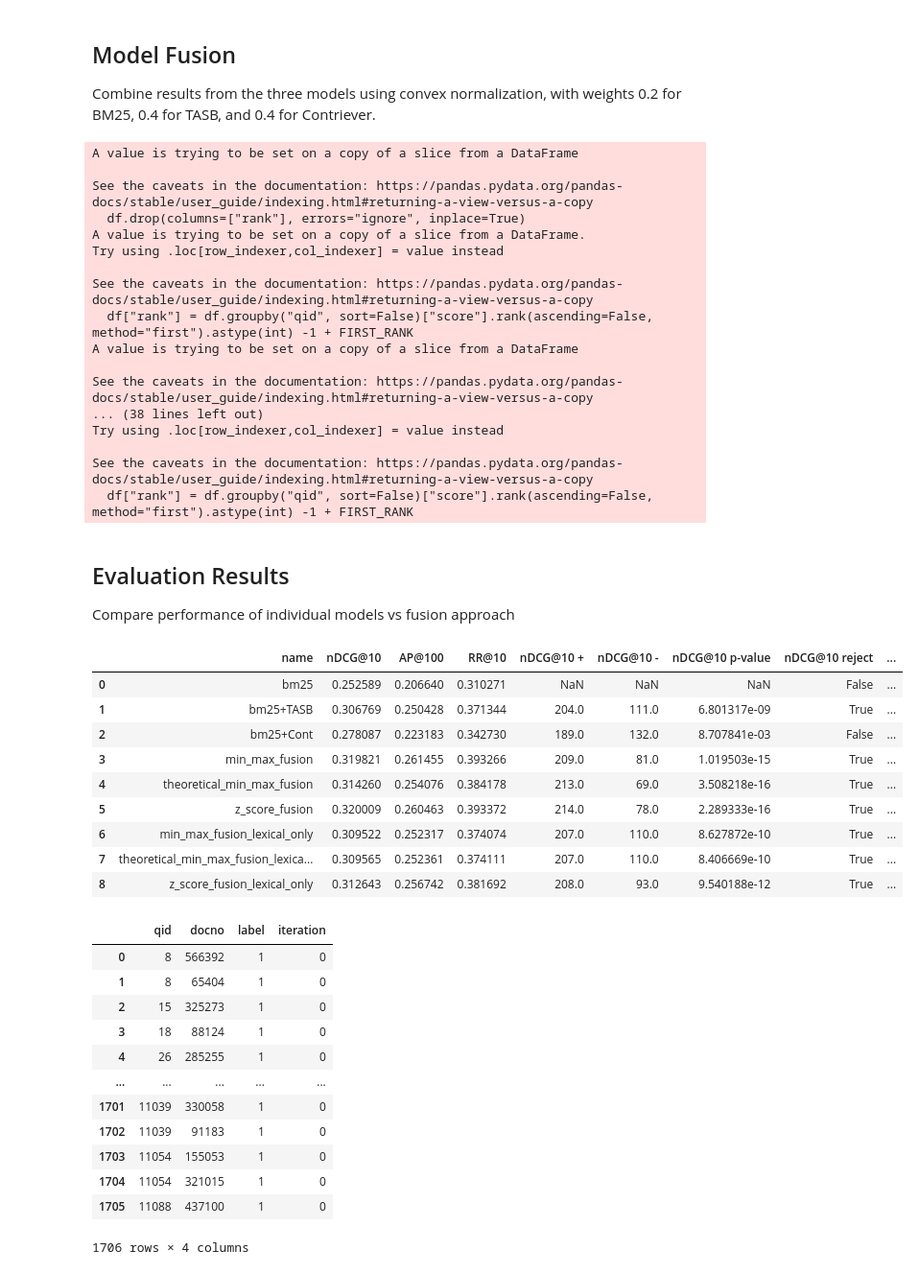
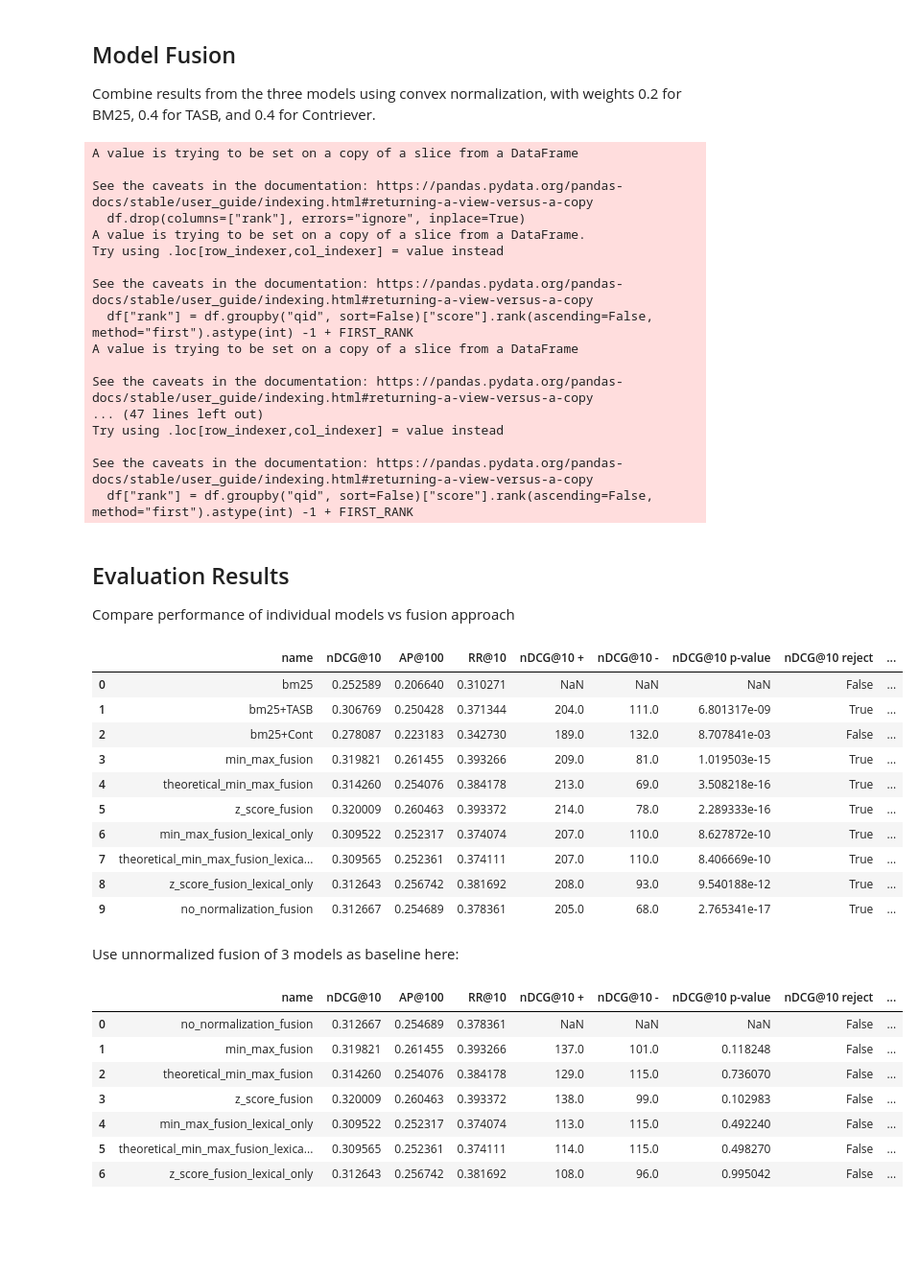
Before and after one commit to danaesav/ir-project, a Jupyter notebook: src/three_models.ipynb, the cells around one changed output. Shown: that part at 96% size. Cells and saved outputs as stored; diff of their text form; code cells hidden in the pictures; blank space fills up the shorter version.

Commit message:
use no normalization as baseline

```diff
--- a/src/three_models.ipynb
+++ b/src/three_models.ipynb
@@ -210,6 +210,18 @@ fuse_z_score_lexical = fuse_convex_norm(
     normalization_method_2="unnormalized",
     normalization_method_3="unnormalized",
 )
+
+fuse_clean = fuse_convex_norm(
+    df1=res_1,
+    df2=res_2,
+    df3=res_3,
+    w1=0.2,
+    w2=0.4,
+    w3=0.4,
+    normalization_method_1="unnormalized",
+    normalization_method_2="unnormalized",
+    normalization_method_3="unnormalized",
+)
 # %% [output]
 A value is trying to be set on a copy of a slice from a DataFrame
 
@@ -223,7 +235,7 @@ See the caveats in the documentation: https://pandas.pydata.org/pandas-docs/stab
 A value is trying to be set on a copy of a slice from a DataFrame
 
 See the caveats in the documentation: https://pandas.pydata.org/pandas-docs/stable/user_guide/indexing.html#returning-a-view-versus-a-copy
-... (38 lines left out)
+... (47 lines left out)
 Try using .loc[row_indexer,col_indexer] = value instead
 
 See the caveats in the documentation: https://pandas.pydata.org/pandas-docs/stable/user_guide/indexing.html#returning-a-view-versus-a-copy
@@ -241,7 +253,8 @@ pt.Experiment(
     fuse_z_score,
     fuse_min_max_lexical,
     fuse_t_min_max_lexical,
-    fuse_z_score_lexical],
+    fuse_z_score_lexical,
+    fuse_clean],
 
     testset.get_topics(),
     testset.get_qrels(),
@@ -252,7 +265,8 @@ pt.Experiment(
            'z_score_fusion',
            'min_max_fusion_lexical_only',
            'theoretical_min_max_fusion_lexical_only',
-           'z_score_fusion_lexical_only'],
+           'z_score_fusion_lexical_only',
+           'no_normalization_fusion'],
     baseline=0,
     correction="bonferroni",
     save_dir="./results",
@@ -268,19 +282,42 @@ pt.Experiment(
 | 6 | min_max_fusion_lexical_only | 0.309522 | 0.252317 | 0.374074 | 207.0 | 110.0 | 8.627872e-10 | True | ... |
 | 7 | theoretical_min_max_fusion_lexica... | 0.309565 | 0.252361 | 0.374111 | 207.0 | 110.0 | 8.406669e-10 | True | ... |
 | 8 | z_score_fusion_lexical_only | 0.312643 | 0.256742 | 0.381692 | 208.0 | 93.0 | 9.540188e-12 | True | ... |
+| 9 | no_normalization_fusion | 0.312667 | 0.254689 | 0.378361 | 205.0 | 68.0 | 2.765341e-17 | True | ... |
+# %% [markdown]
+Use unnormalized fusion of 3 models as baseline here:
 # %%
-testset.get_qrels()
+pt.Experiment(
+
+    [fuse_clean,
+    fuse_min_max,
+    fuse_t_min_max,
+    fuse_z_score,
+    fuse_min_max_lexical,
+    fuse_t_min_max_lexical,
+    fuse_z_score_lexical,
+    ],
+
+    testset.get_topics(),
+    testset.get_qrels(),
+    eval_metrics=[RR @ 10, nDCG @ 10, MAP @ 100],
+    names=['no_normalization_fusion',
+           'min_max_fusion',
+           'theoretical_min_max_fusion',
+           'z_score_fusion',
+           'min_max_fusion_lexical_only',
+           'theoretical_min_max_fusion_lexical_only',
+           'z_score_fusion_lexical_only',
+           ],
+    baseline=0,
+    correction="bonferroni",
+    save_dir="./results",
+)
 # %% [output]
-|  | qid | docno | label | iteration |
-| 0 | 8 | 566392 | 1 | 0 |
-| 1 | 8 | 65404 | 1 | 0 |
-| 2 | 15 | 325273 | 1 | 0 |
-| 3 | 18 | 88124 | 1 | 0 |
-| 4 | 26 | 285255 | 1 | 0 |
-| ... | ... | ... | ... | ... |
-| 1701 | 11039 | 330058 | 1 | 0 |
-| 1702 | 11039 | 91183 | 1 | 0 |
-| 1703 | 11054 | 155053 | 1 | 0 |
-| 1704 | 11054 | 321015 | 1 | 0 |
-| 1705 | 11088 | 437100 | 1 | 0 |
+|  | name | nDCG@10 | AP@100 | RR@10 | nDCG@10 + | nDCG@10 - | nDCG@10 p-value | nDCG@10 reject | ... |
+| 0 | no_normalization_fusion | 0.312667 | 0.254689 | 0.378361 | NaN | NaN | NaN | False | ... |
+| 1 | min_max_fusion | 0.319821 | 0.261455 | 0.393266 | 137.0 | 101.0 | 0.118248 | False | ... |
+| 2 | theoretical_min_max_fusion | 0.314260 | 0.254076 | 0.384178 | 129.0 | 115.0 | 0.736070 | False | ... |
+| 3 | z_score_fusion | 0.320009 | 0.260463 | 0.393372 | 138.0 | 99.0 | 0.102983 | False | ... |
+| 4 | min_max_fusion_lexical_only | 0.309522 | 0.252317 | 0.374074 | 113.0 | 115.0 | 0.492240 | False | ... |
+| 5 | theoretical_min_max_fusion_lexica... | 0.309565 | 0.252361 | 0.374111 | 114.0 | 115.0 | 0.498270 | False | ... |
+| 6 | z_score_fusion_lexical_only | 0.312643 | 0.256742 | 0.381692 | 108.0 | 96.0 | 0.995042 | False | ... |
-1706 rows × 4 columns
```
